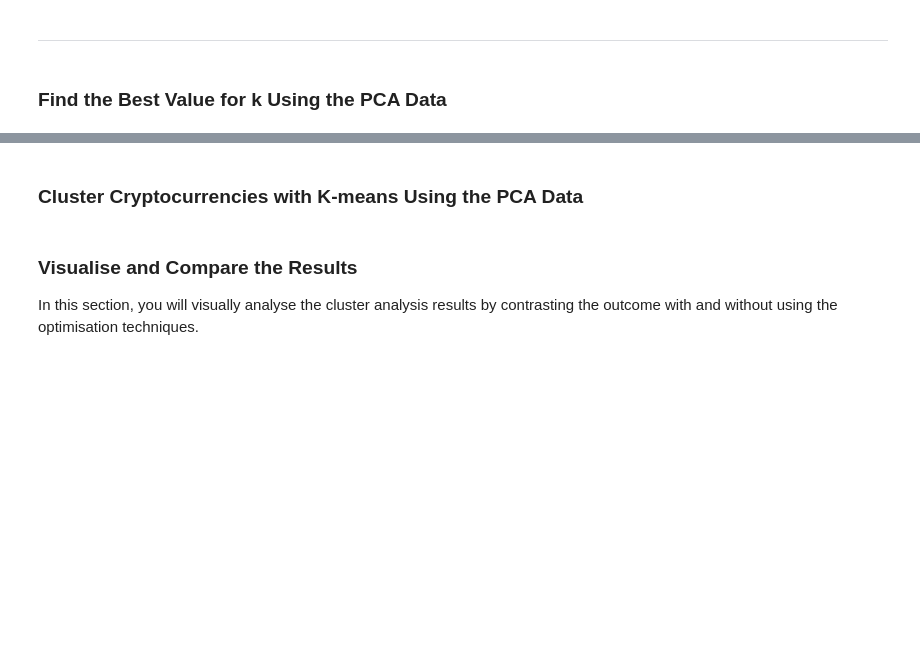
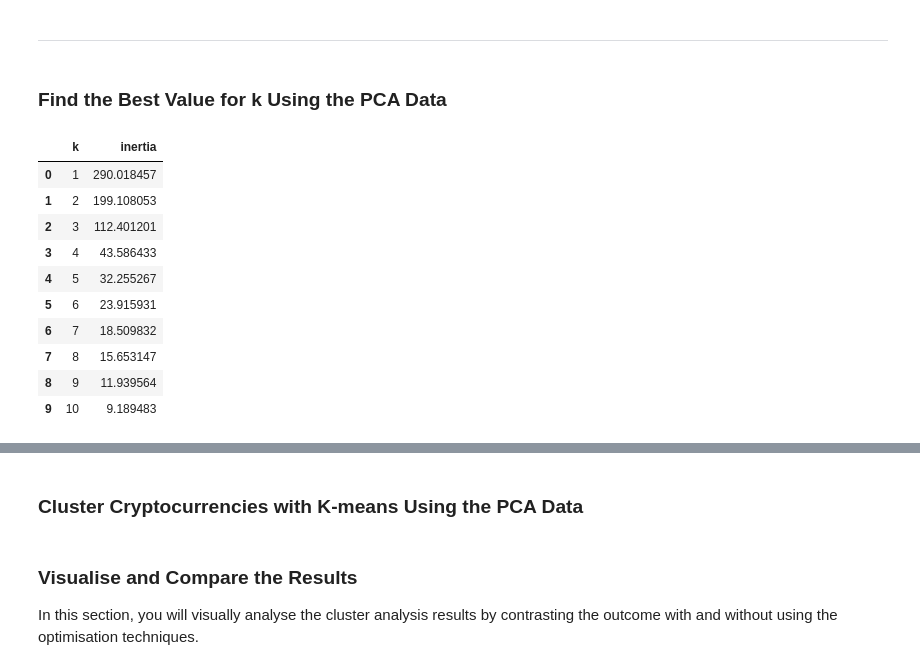
Before and after one commit to kfetero/CryptoClustering, a Jupyter notebook: Crypto_Clustering.ipynb, the cells around one changed output, grey strips where cells are left out. Drawn from its saved outputs; the diff is of its cells as text; code cells hidden in the pictures; blank space fills up the shorter version.

```diff
--- a/Crypto_Clustering.ipynb
+++ b/Crypto_Clustering.ipynb
@@ -242,12 +247,12 @@ array([[ 0.44890795, -1.24537573, -0.8506404 ],
 # %%
-# Create a new DataFrame with the PCA data.
-
-# Creating a DataFrame with the PCA data
+# Create a new DataFrame with the PCA data
+df_pca_data = pd.DataFrame(crypto_info_pca, columns=["PCA1", "PCA2", "PCA3"])
 
 # Copy the crypto names from the original data
+df_pca_data["coin_id"] = df_crypto_market_scaled_predictions.index
 
-
-# Set the coinid column as index
-
+# Set the coin_id column as index
+df_pca_data = df_pca_data.set_index("coin_id")
 
 # Display sample data
+df_pca_data.head()
@@ -257,19 +270,39 @@ array([[ 0.44890795, -1.24537573, -0.8506404 ],
 ### Find the Best Value for k Using the PCA Data
 # %%
 # Create a list with the number of k-values from 1 to 11
+k_values_pca = list(range(1, 11))
 # %%
 # Create an empty list to store the inertia values
-
+inertia_list_pca = []
 
 # Create a for loop to compute the inertia with each possible value of k
 # Inside the loop:
 # 1. Create a KMeans model using the loop counter for the n_clusters
 # 2. Fit the model to the data using `df_market_data_pca`
 # 3. Append the model.inertia_ to the inertia list
+for i in k_values_pca:
+    k_model_pca = KMeans(n_clusters=i, random_state=0)
+    k_model_pca.fit(df_pca_data)
+    inertia_list_pca.append(k_model_pca.inertia_)
 # %%
 # Create a dictionary with the data to plot the Elbow curve
+pca_elbow_data = {"k": k_values_pca, "inertia": inertia_list_pca}
 
 # Create a DataFrame with the data to plot the Elbow curve
+pca_elbow_df = pd.DataFrame(pca_elbow_data)
+pca_elbow_df.head(10)
+# %% [output]
+|  | k | inertia |
+| 0 | 1 | 290.018457 |
+| 1 | 2 | 199.108053 |
+| 2 | 3 | 112.401201 |
+| 3 | 4 | 43.586433 |
+| 4 | 5 | 32.255267 |
+| 5 | 6 | 23.915931 |
+| 6 | 7 | 18.509832 |
+| 7 | 8 | 15.653147 |
+| 8 | 9 | 11.939564 |
+| 9 | 10 | 9.189483 |
 # %%
 # Plot a line chart with all the inertia values computed with
 # the different values of k to visually identify the optimal value for k.
```
Also changed, not shown: parts of 12 cells of this notebook.
